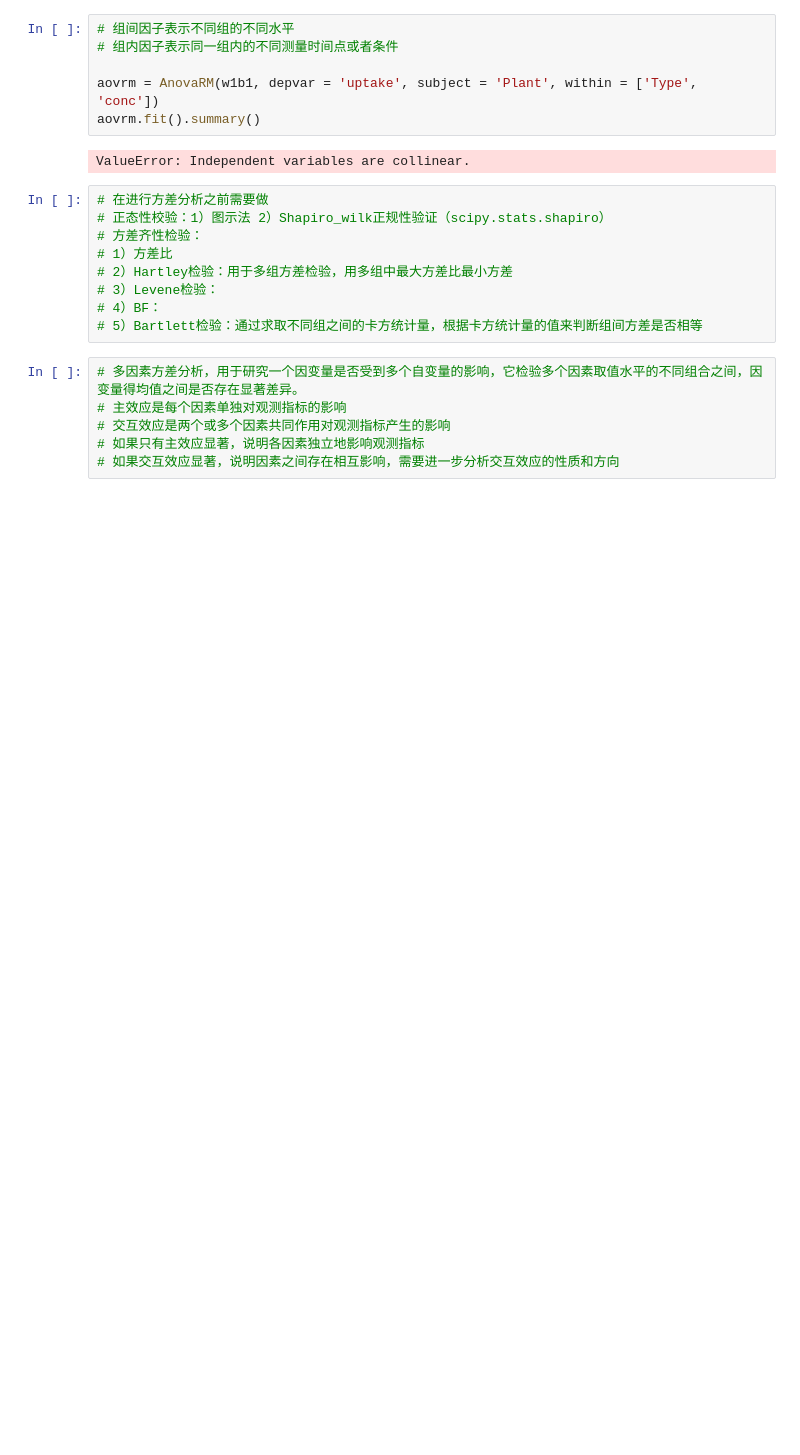
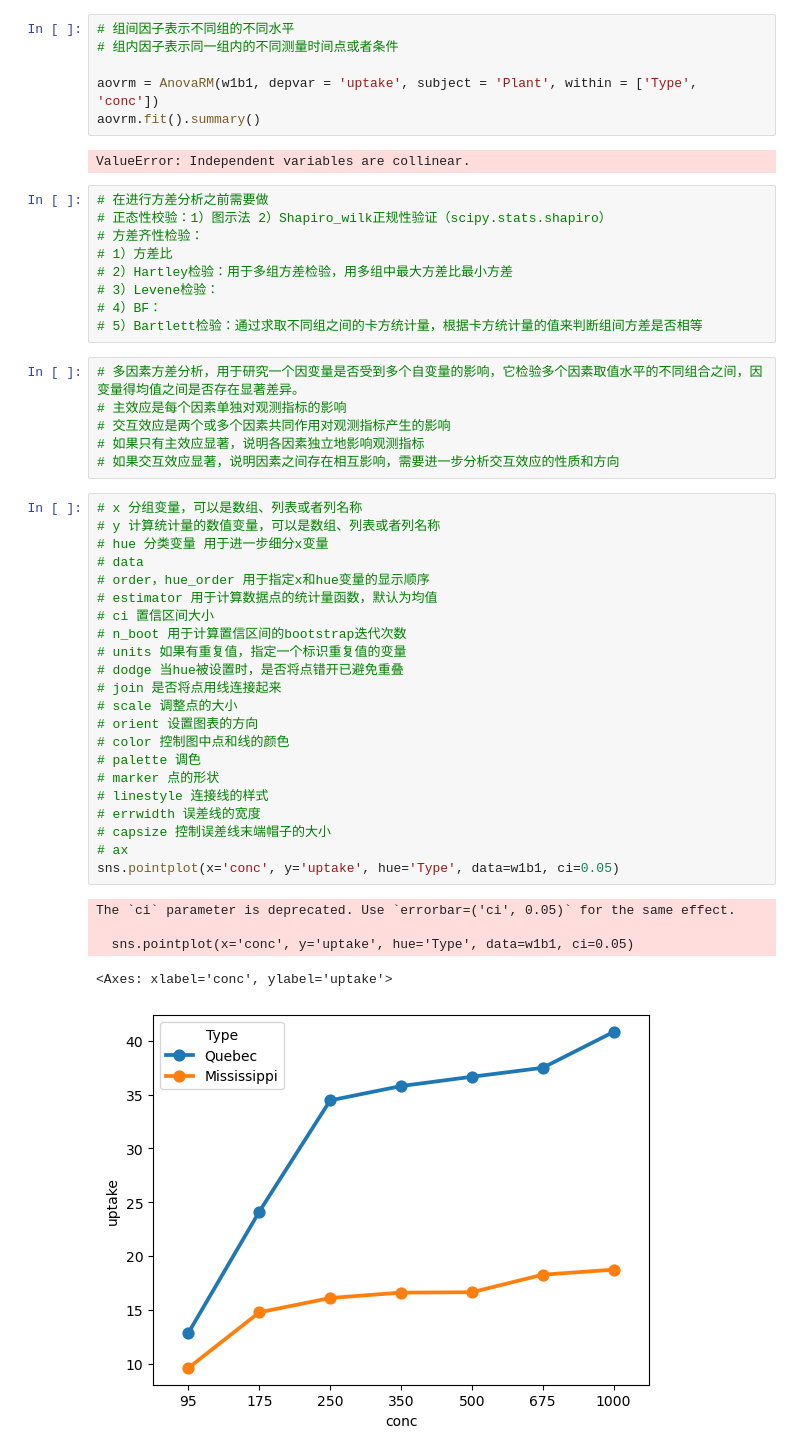
Before and after one commit to yori-lol/R-in-Action-Python, a Jupyter notebook: 9 ANOVA.ipynb, the cells around one changed output. Cells and saved outputs as stored; diff of their text form; blank space fills up the shorter version.

```diff
--- a/9 ANOVA.ipynb
+++ b/9 ANOVA.ipynb
@@ -384,3 +444,31 @@ ValueError: Independent variables are collinear.
 # 交互效应是两个或多个因素共同作用对观测指标产生的影响
 # 如果只有主效应显著，说明各因素独立地影响观测指标
 # 如果交互效应显著，说明因素之间存在相互影响，需要进一步分析交互效应的性质和方向
+# %%
+# x 分组变量，可以是数组、列表或者列名称
+# y 计算统计量的数值变量，可以是数组、列表或者列名称
+# hue 分类变量 用于进一步细分x变量
+# data
+# order，hue_order 用于指定x和hue变量的显示顺序
+# estimator 用于计算数据点的统计量函数，默认为均值
+# ci 置信区间大小
+# n_boot 用于计算置信区间的bootstrap迭代次数
+# units 如果有重复值，指定一个标识重复值的变量
+# dodge 当hue被设置时，是否将点错开已避免重叠
+# join 是否将点用线连接起来
+# scale 调整点的大小
+# orient 设置图表的方向
+# color 控制图中点和线的颜色
+# palette 调色
+# marker 点的形状
+# linestyle 连接线的样式
+# errwidth 误差线的宽度
+# capsize 控制误差线末端帽子的大小
+# ax
+sns.pointplot(x='conc', y='uptake', hue='Type', data=w1b1, ci=0.05)
+# %% [output]
+The `ci` parameter is deprecated. Use `errorbar=('ci', 0.05)` for the same effect.
+
+  sns.pointplot(x='conc', y='uptake', hue='Type', data=w1b1, ci=0.05)
+<Axes: xlabel='conc', ylabel='uptake'>
+[figure, added]
```
Also changed, not shown: parts of 10 cells of this notebook, 3 other files.
